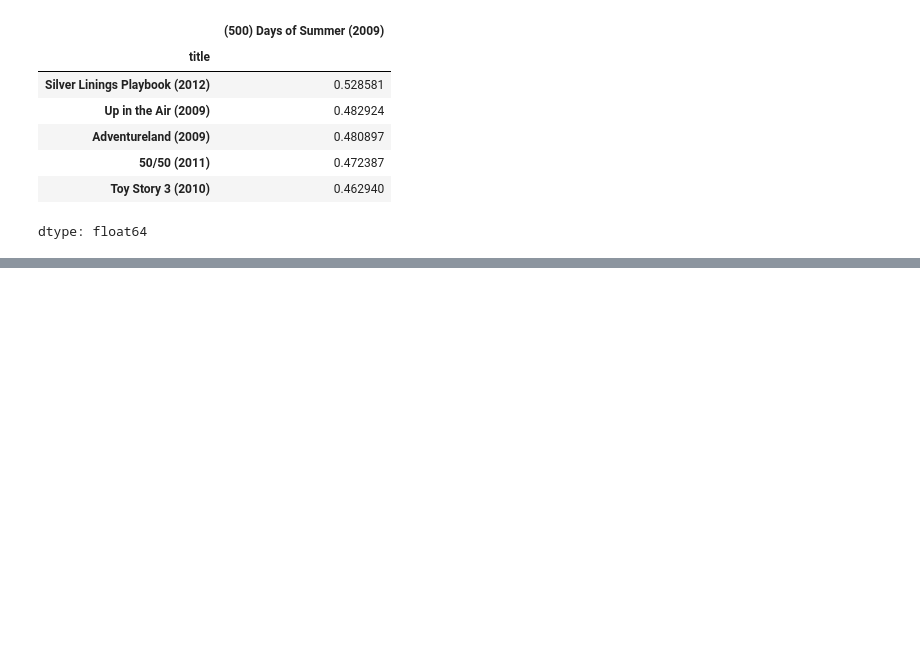
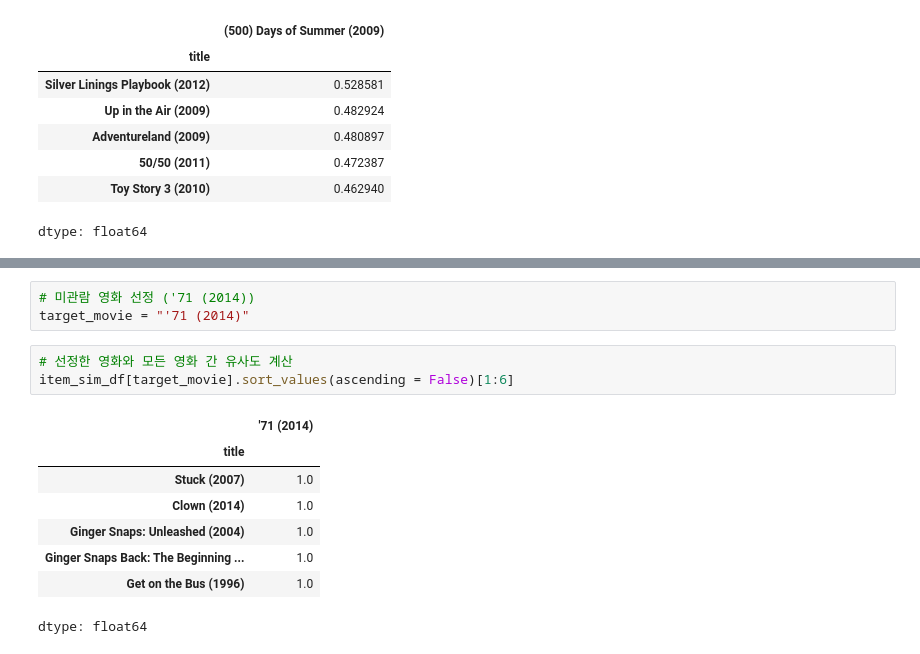
Before and after one commit to gph05010/Daily-Study-Log-TextMining, a Jupyter notebook: TextMining/ex04_유사도_분석.ipynb, the cells around one changed output, grey strips where cells are left out. Drawn from its saved outputs; the diff is of its cells as text; blank space fills up the shorter version.

```diff
--- a/TextMining/ex04_유사도_분석.ipynb
+++ b/TextMining/ex04_유사도_분석.ipynb
@@ -263,0 +281,15 @@ dtype: float64
+# %%
+# 미관람 영화 선정 ('71 (2014))
+target_movie = "'71 (2014)"
+# %%
+# 선정한 영화와 모든 영화 간 유사도 계산
+item_sim_df[target_movie].sort_values(ascending = False)[1:6]
+# %% [output]
+|  | '71 (2014) |
+| title |  |
+| Stuck (2007) | 1.0 |
+| Clown (2014) | 1.0 |
+| Ginger Snaps: Unleashed (2004) | 1.0 |
+| Ginger Snaps Back: The Beginning ... | 1.0 |
+| Get on the Bus (1996) | 1.0 |
+dtype: float64
```
Also changed, not shown: parts of 16 cells of this notebook.
